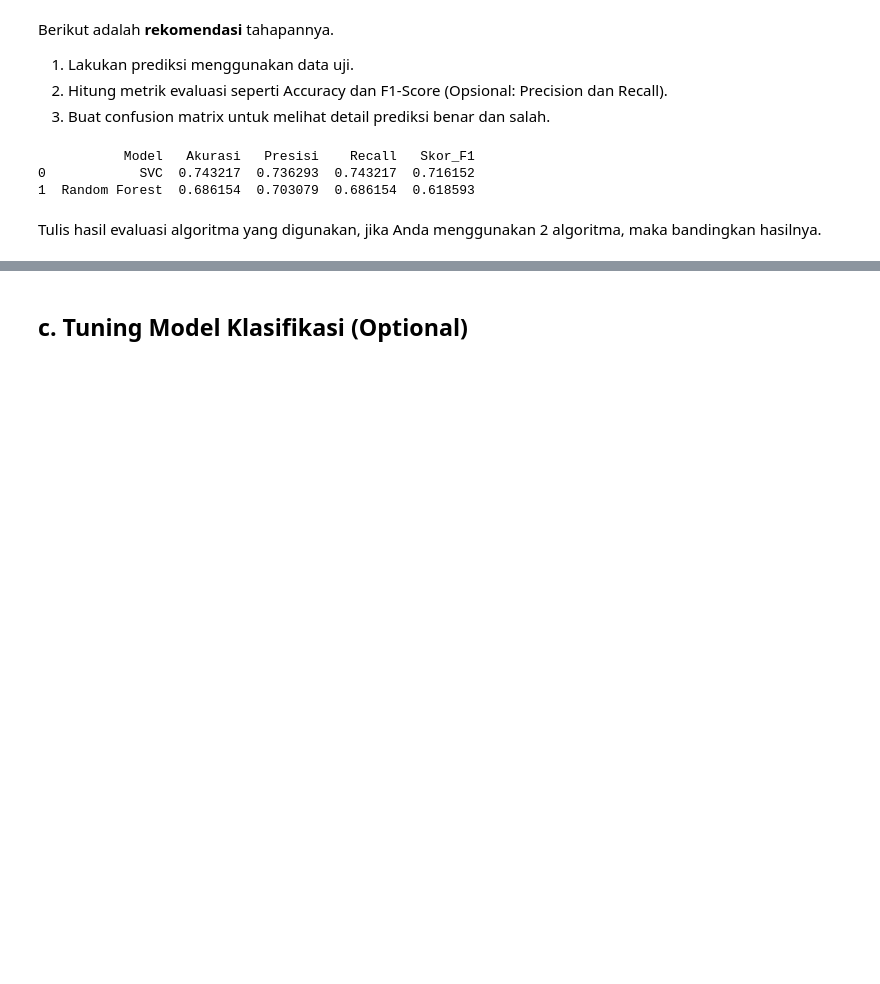
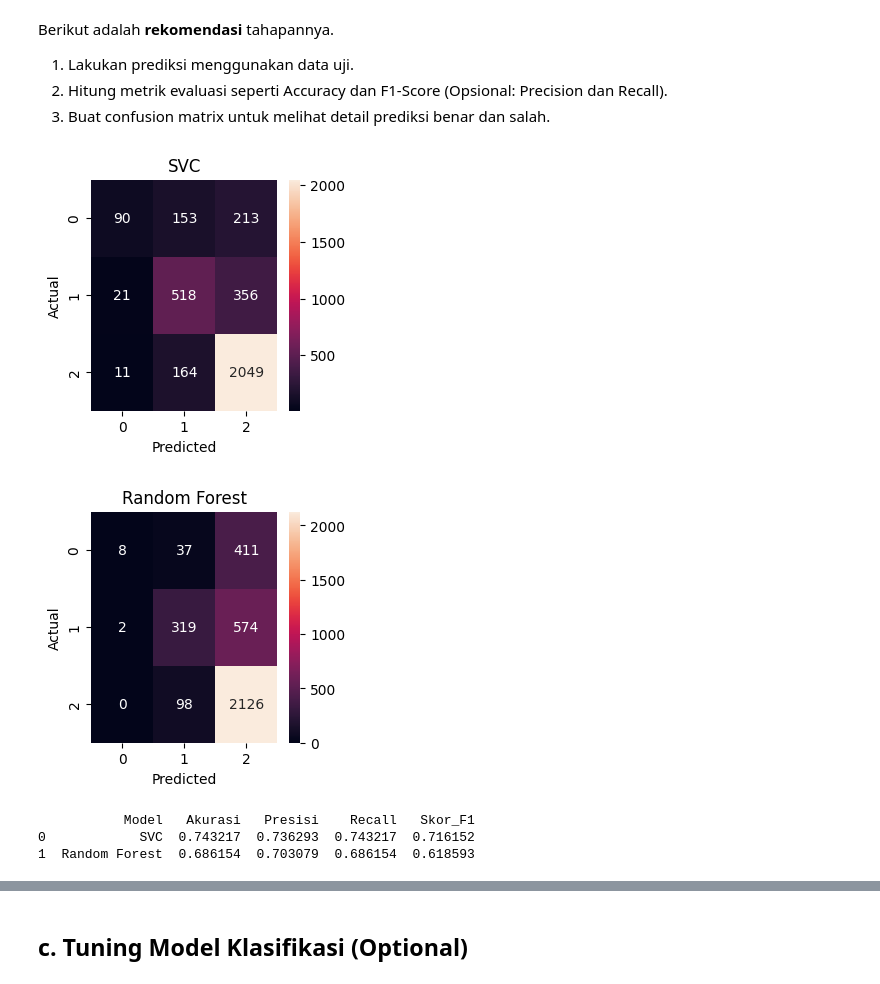
Before and after one commit to kresnaj/machinelearning-endproject-dicodingcourse, a Jupyter notebook: [Klasifikasi]_Submission_Akhir_BMLP_Joshua Kresna Kusmono.ipynb, the cells around one changed output, grey strips where cells are left out. Cells and saved outputs as stored; diff of their text form; code cells hidden in the pictures; blank space fills up the shorter version.

Commit message:
Random Forest dan SVC Chekpoint #1

```diff
--- a/[Klasifikasi]_Submission_Akhir_BMLP_Joshua Kresna Kusmono.ipynb
+++ b/[Klasifikasi]_Submission_Akhir_BMLP_Joshua Kresna Kusmono.ipynb
@@ -75,40 +63,46 @@ Berikut adalah **rekomendasi** tahapannya.
 predict_with_SVC = SVC_model.predict(X_test)
 predict_with_FR = RandomForest_model.predict(X_test)
 
-def evaluate_score(model, X_test, y_test):
+def evaluate_score(model, X_test, y_test, model_name):
   y_pred = model.predict(X_test)
   conix = confusion_matrix(y_test, y_pred)
+  plt.figure(figsize=(3,3))
+  sb.heatmap(conix, annot=True, fmt='d')
+  plt.title(model_name)
+  plt.ylabel('Aktual')
+  plt.xlabel('Prediksi')
+  plt.show()
   results = {
       'Confusion Matrix': conix,
       'Accuracy': accuracy_score(y_test, y_pred),
       'Precision': precision_score(y_test, y_pred, average='weighted'),
       'Recall': recall_score(y_test, y_pred, average='weighted'),
       'F1 Score': f1_score(y_test, y_pred, average='weighted')
   }
   return results
 
 model_selection = {
-    'SVC': evaluate_score(SVC_model, X_test, y_test),
-    'Random Forest': evaluate_score(RandomForest_model, X_test, y_test)
+    'SVC': evaluate_score(SVC_model, X_test, y_test, 'SVC'),
+    'Random Forest': evaluate_score(RandomForest_model, X_test, y_test, 'Random Forest')
 }
 
 summary_score_df = pd.DataFrame(columns=['Model', 'Akurasi', 'Presisi', 'Recall', 'Skor_F1'])
 
 rows = []
 for model_name, metrics in model_selection.items():
   rows.append({
       'Model': model_name,
       'Akurasi': metrics['Accuracy'],
       'Presisi': metrics['Precision'],
       'Recall': metrics['Recall'],
       'Skor_F1': metrics['F1 Score']
   })
 
 summary_score_df = pd.DataFrame(rows)
 print(summary_score_df)
 # %% [output]
+[figure, added]
+[figure, added]
            Model   Akurasi   Presisi    Recall   Skor_F1
 0            SVC  0.743217  0.736293  0.743217  0.716152
 1  Random Forest  0.686154  0.703079  0.686154  0.618593
-# %% [markdown]
-Tulis hasil evaluasi algoritma yang digunakan, jika Anda menggunakan 2 algoritma, maka bandingkan hasilnya.
```
Also changed, not shown: parts of 7 cells of this notebook.
